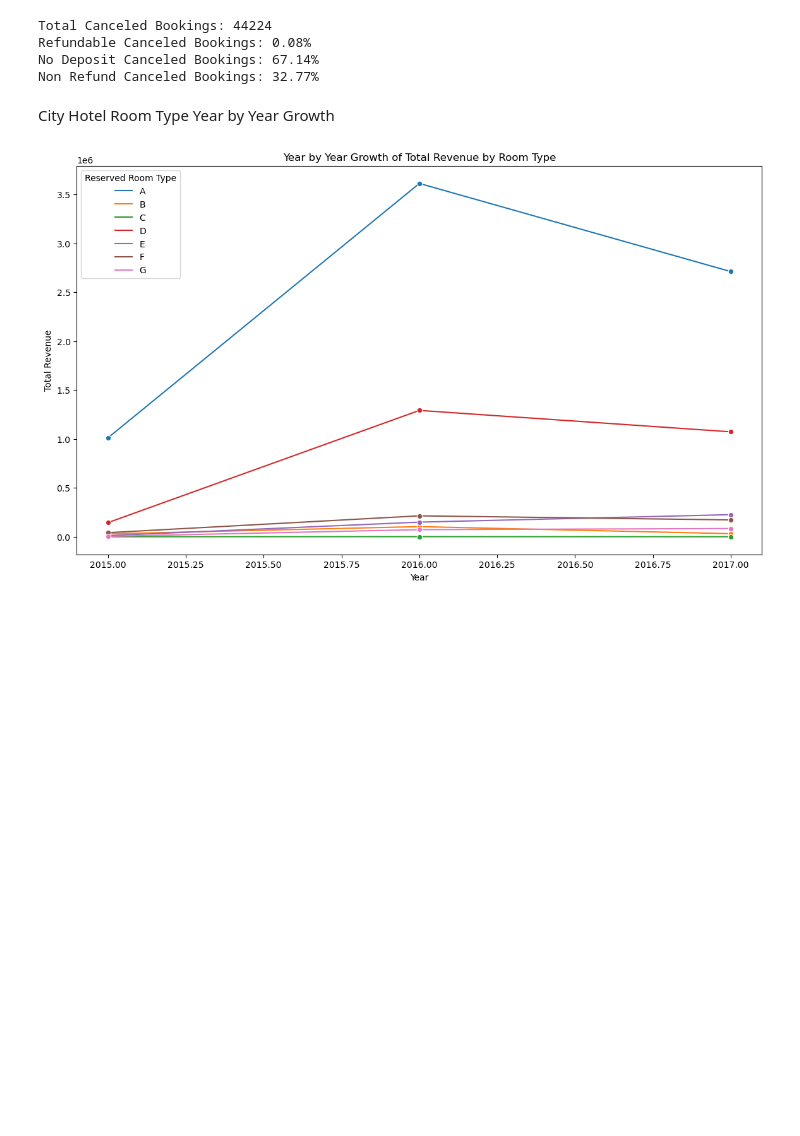
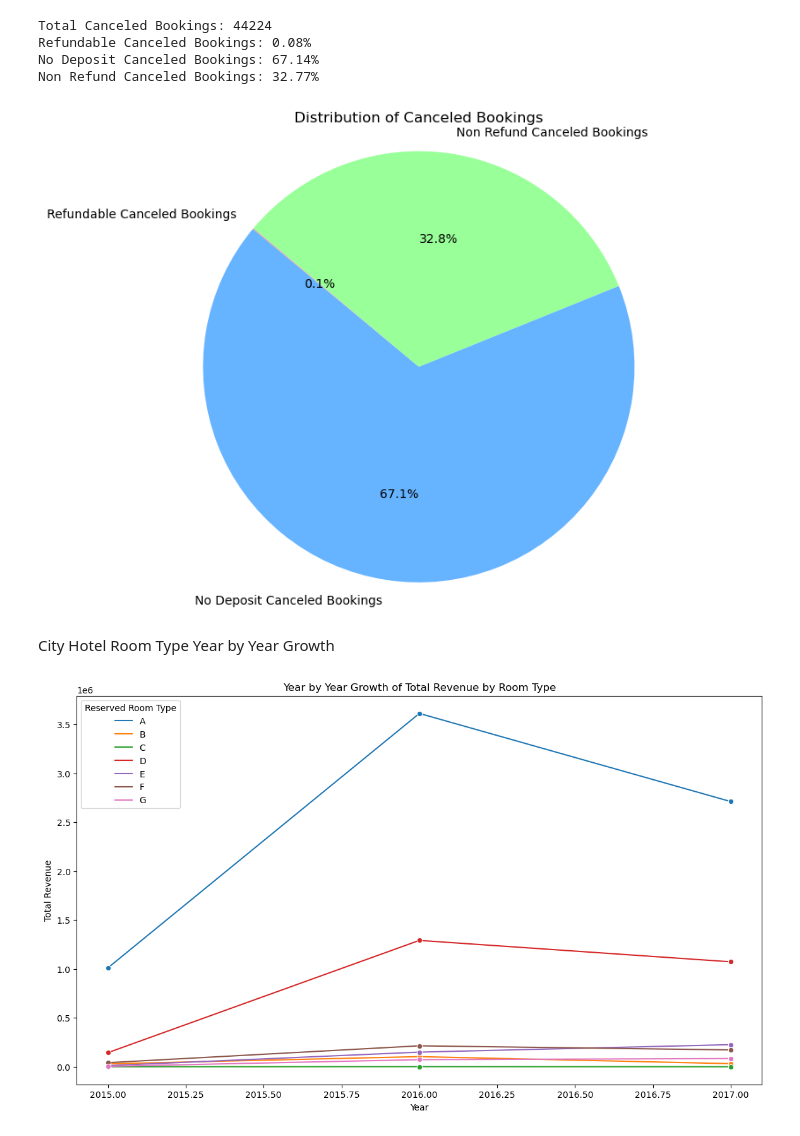
Before and after one commit to pin164/project_1, a Jupyter notebook: Untitled1.ipynb, the cells around one changed output. Saved outputs shown, nothing was run; the diff lists cells and outputs as text; code cells hidden in the pictures; blank space fills up the shorter version.

```diff
--- a/Untitled1.ipynb
+++ b/Untitled1.ipynb
@@ -212,6 +194,34 @@ Total Canceled Bookings: 44224
 Refundable Canceled Bookings: 0.08%
 No Deposit Canceled Bookings: 67.14%
 Non Refund Canceled Bookings: 32.77%
+# %%
+
+
+# Given data
+total_canceled_bookings = 44224
+refundable_percentage = 0.08
+no_deposit_percentage = 67.14
+non_refund_percentage = 32.77
+
+# Calculate the number of bookings for each category
+refundable_canceled_bookings = total_canceled_bookings * (refundable_percentage / 100)
+no_deposit_canceled_bookings = total_canceled_bookings * (no_deposit_percentage / 100)
+non_refund_canceled_bookings = total_canceled_bookings * (non_refund_percentage / 100)
+
+# Data for the pie chart
+labels = ['Refundable Canceled Bookings', 'No Deposit Canceled Bookings', 'Non Refund Canceled Bookings']
+sizes = [refundable_canceled_bookings, no_deposit_canceled_bookings, non_refund_canceled_bookings]
+
+# Create a pie chart
+plt.figure(figsize=(10, 7))
+plt.pie(sizes, labels=labels, autopct='%1.1f%%', startangle=140, colors=['#ff9999','#66b3ff','#99ff99'])
+plt.title('Distribution of Canceled Bookings')
+plt.axis('equal')  # Equal aspect ratio ensures that pie is drawn as a circle.
+
+# Display the pie chart
+plt.show()
+# %% [output]
+[figure, added]
 # %%
 Resort_hotel_df.to_csv('Resort_hotel_df_data.csv')
 city_hotel_df.to_csv('city_hotel_df_data.csv')
```
Also changed, not shown: parts of 12 cells of this notebook.
